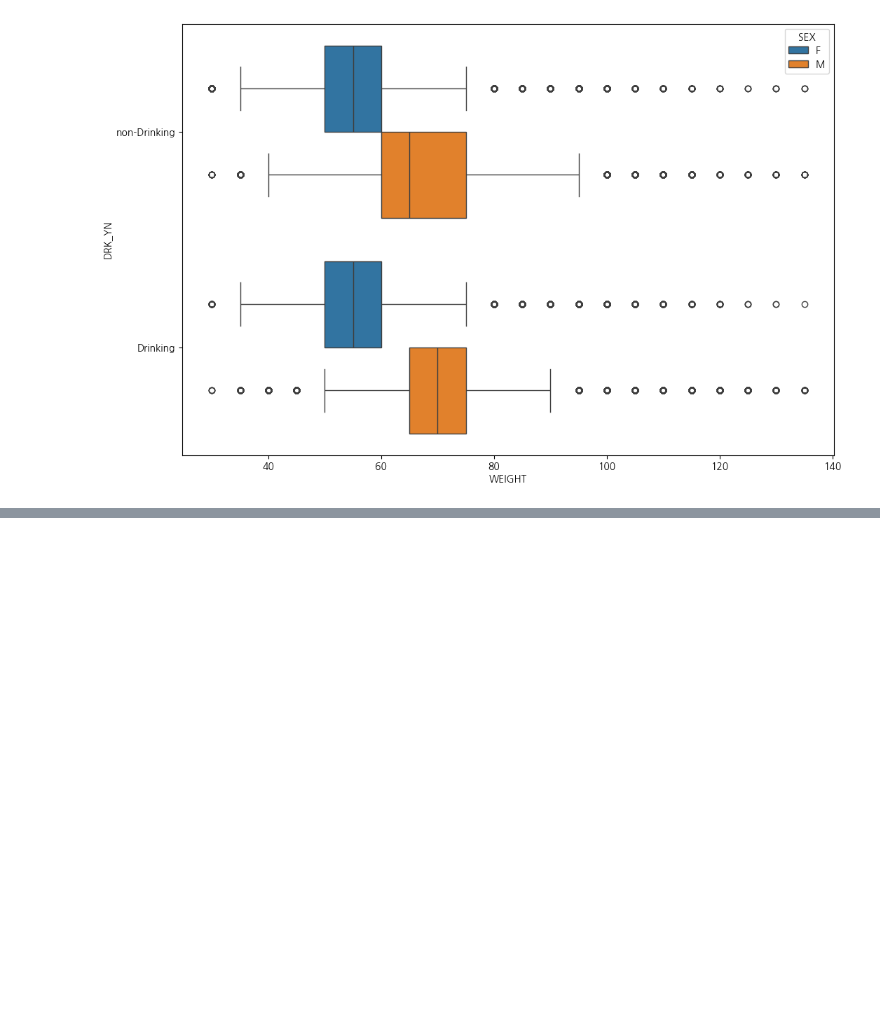
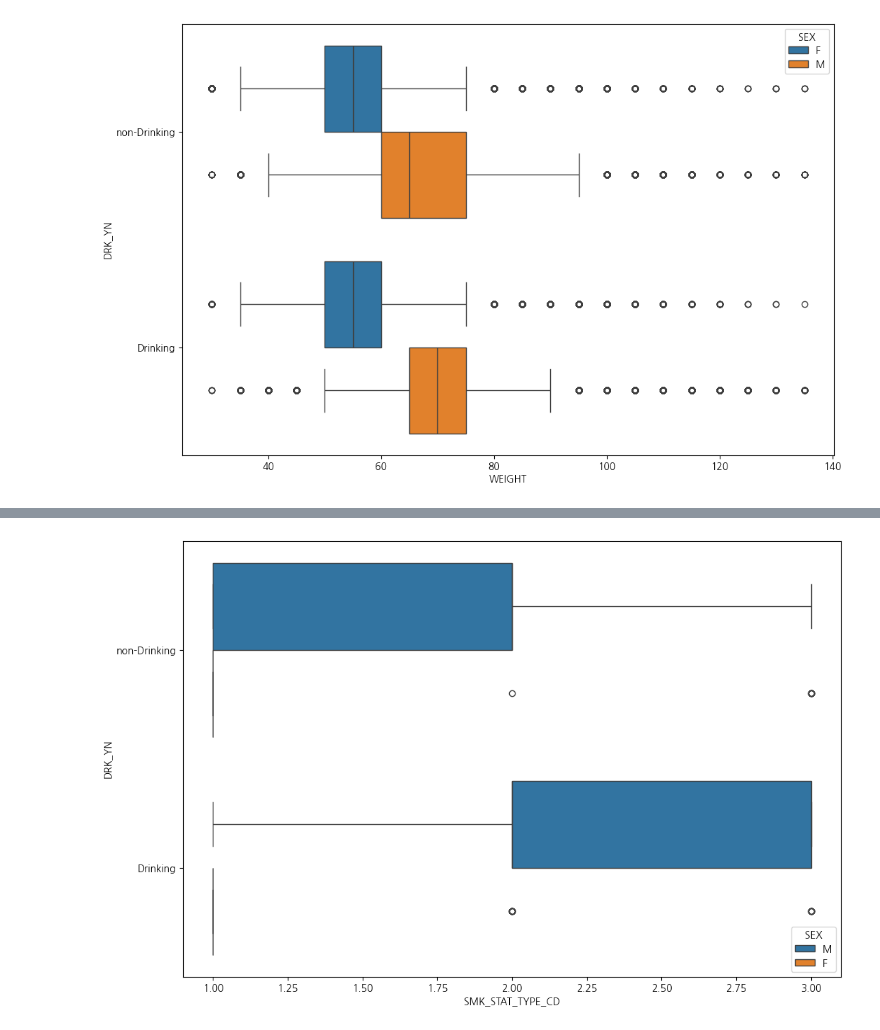
Before and after one commit to layla-focalors/AColab_Github_data_processing, a Jupyter notebook: HealthCare_Anayize.ipynb, the cells around one changed output, grey strips where cells are left out. Cells and saved outputs as stored; diff of their text form; code cells hidden in the pictures; blank space fills up the shorter version.

```diff
--- a/HealthCare_Anayize.ipynb
+++ b/HealthCare_Anayize.ipynb
@@ -732,3 +747,6 @@ ax = sns.boxplot(x='WEIGHT', y='DRK_YN' ,data=df, hue='SEX', orient='h')
 # orient : 가로로 눞혀서 그리기
 # %% [output]
 [figure]
+# %%
+imsa = df.sample(1000)
+imsa.head()
@@ -734,0 +761,8 @@ ax = sns.boxplot(x='WEIGHT', y='DRK_YN' ,data=df, hue='SEX', orient='h')
+# %%
+# 흡연 상태와 몸무게의 가로 상자수염 그래프
+ax = plt.figure(figsize=(12, 8))
+# HUE는 범주형 데이터에서만 사용 가능!
+ax = sns.boxplot(x='SMK_STAT_TYPE_CD', y='DRK_YN' ,data=imsa, hue='SEX', orient='h')
+# 데이터를 샘플링해야 됨!
+# %% [output]
+[figure, added]
```
Also changed, not shown: parts of 4 cells of this notebook.
